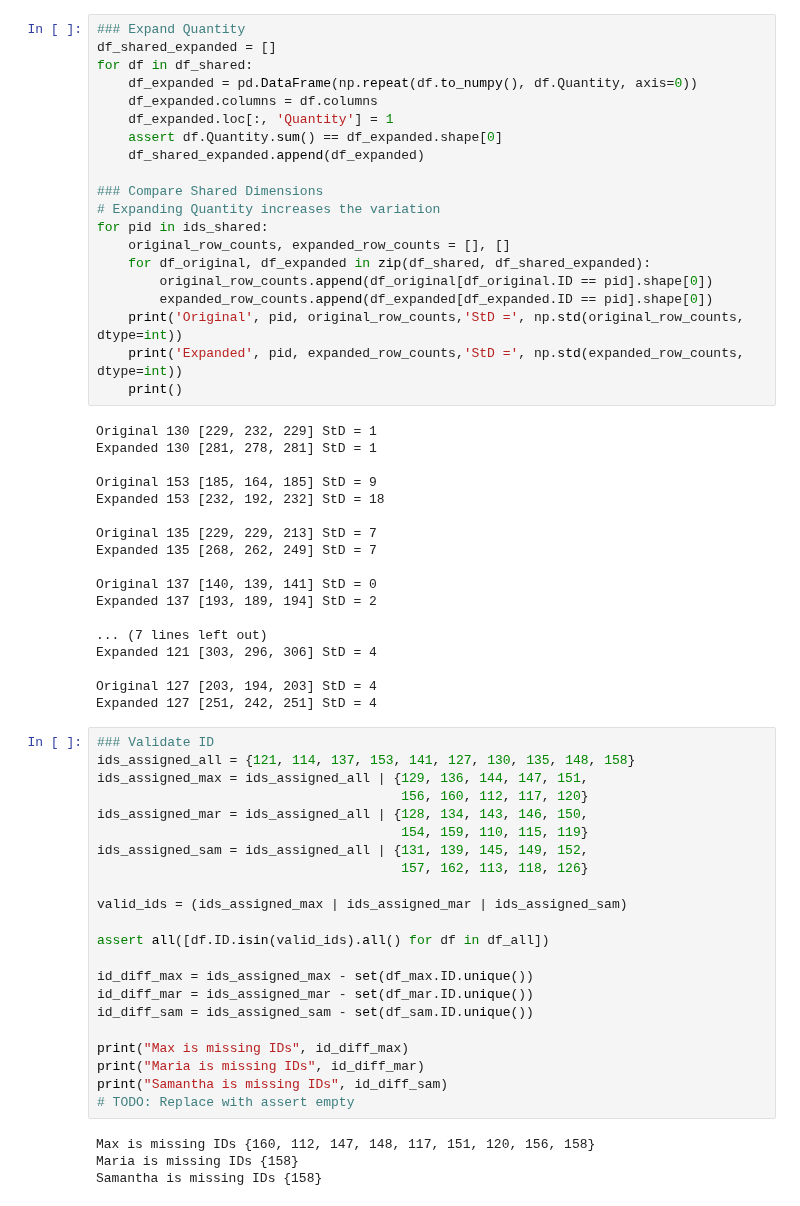
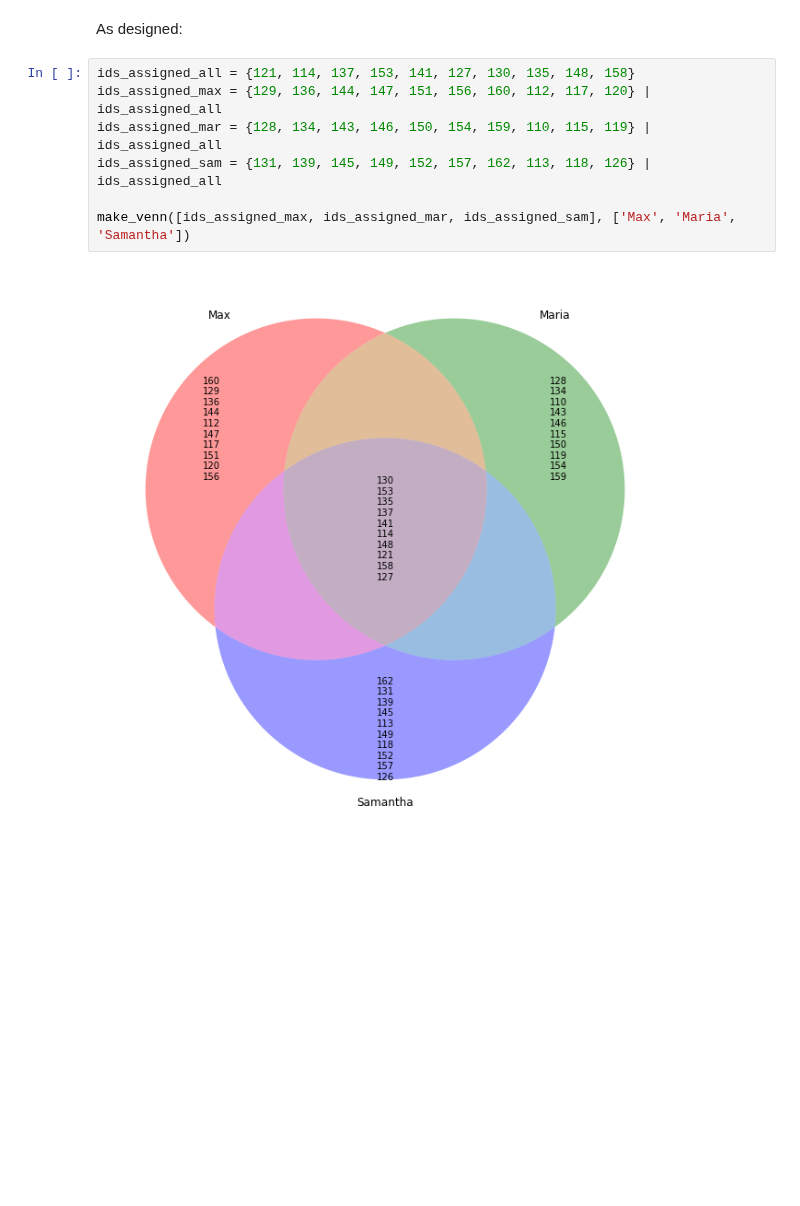
Before and after one commit to jjailer/grocery-receipt-data-cleaning, a Jupyter notebook: Scripts/explore.ipynb, the cells around one changed output. Drawn from its saved outputs; the diff is of its cells as text; blank space fills up the shorter version.

```diff
--- a/Scripts/explore.ipynb
+++ b/Scripts/explore.ipynb
@@ -69,64 +174,11 @@ Actual shared IDs: {130, 153, 135, 137, 141, 114, 121, 127}
-# %%
-### Expand Quantity
-df_shared_expanded = []
-for df in df_shared:
-    df_expanded = pd.DataFrame(np.repeat(df.to_numpy(), df.Quantity, axis=0))
-    df_expanded.columns = df.columns
-    df_expanded.loc[:, 'Quantity'] = 1
-    assert df.Quantity.sum() == df_expanded.shape[0]
-    df_shared_expanded.append(df_expanded)
-
-### Compare Shared Dimensions
-# Expanding Quantity increases the variation
-for pid in ids_shared:
-    original_row_counts, expanded_row_counts = [], []
-    for df_original, df_expanded in zip(df_shared, df_shared_expanded):
-        original_row_counts.append(df_original[df_original.ID == pid].shape[0])
-        expanded_row_counts.append(df_expanded[df_expanded.ID == pid].shape[0])
-    print('Original', pid, original_row_counts,'StD =', np.std(original_row_counts, dtype=int))
-    print('Expanded', pid, expanded_row_counts,'StD =', np.std(expanded_row_counts, dtype=int))
-    print()
-# %% [output]
-Original 130 [229, 232, 229] StD = 1
-Expanded 130 [281, 278, 281] StD = 1
-
-Original 153 [185, 164, 185] StD = 9
-Expanded 153 [232, 192, 232] StD = 18
-
-Original 135 [229, 229, 213] StD = 7
-Expanded 135 [268, 262, 249] StD = 7
-
-Original 137 [140, 139, 141] StD = 0
-Expanded 137 [193, 189, 194] StD = 2
-
-... (7 lines left out)
-Expanded 121 [303, 296, 306] StD = 4
-
-Original 127 [203, 194, 203] StD = 4
-Expanded 127 [251, 242, 251] StD = 4
+# %% [markdown]
+As designed:
 # %%
-### Validate ID
 ids_assigned_all = {121, 114, 137, 153, 141, 127, 130, 135, 148, 158}
-ids_assigned_max = ids_assigned_all | {129, 136, 144, 147, 151,
-                                       156, 160, 112, 117, 120}
-ids_assigned_mar = ids_assigned_all | {128, 134, 143, 146, 150,
-                                       154, 159, 110, 115, 119}
-ids_assigned_sam = ids_assigned_all | {131, 139, 145, 149, 152,
-                                       157, 162, 113, 118, 126}
+ids_assigned_max = {129, 136, 144, 147, 151, 156, 160, 112, 117, 120} | ids_assigned_all
+ids_assigned_mar = {128, 134, 143, 146, 150, 154, 159, 110, 115, 119} | ids_assigned_all
+ids_assigned_sam = {131, 139, 145, 149, 152, 157, 162, 113, 118, 126} | ids_assigned_all
 
-valid_ids = (ids_assigned_max | ids_assigned_mar | ids_assigned_sam)
-
-assert all([df.ID.isin(valid_ids).all() for df in df_all])
-
-id_diff_max = ids_assigned_max - set(df_max.ID.unique())
-id_diff_mar = ids_assigned_mar - set(df_mar.ID.unique())
-id_diff_sam = ids_assigned_sam - set(df_sam.ID.unique())
-
-print("Max is missing IDs", id_diff_max)
-print("Maria is missing IDs", id_diff_mar)
-print("Samantha is missing IDs", id_diff_sam)
-# TODO: Replace with assert empty
+make_venn([ids_assigned_max, ids_assigned_mar, ids_assigned_sam], ['Max', 'Maria', 'Samantha'])
 # %% [output]
-Max is missing IDs {160, 112, 147, 148, 117, 151, 120, 156, 158}
-Maria is missing IDs {158}
-Samantha is missing IDs {158}
+[figure, added]
```
Also changed, not shown: parts of 22 cells of this notebook.
